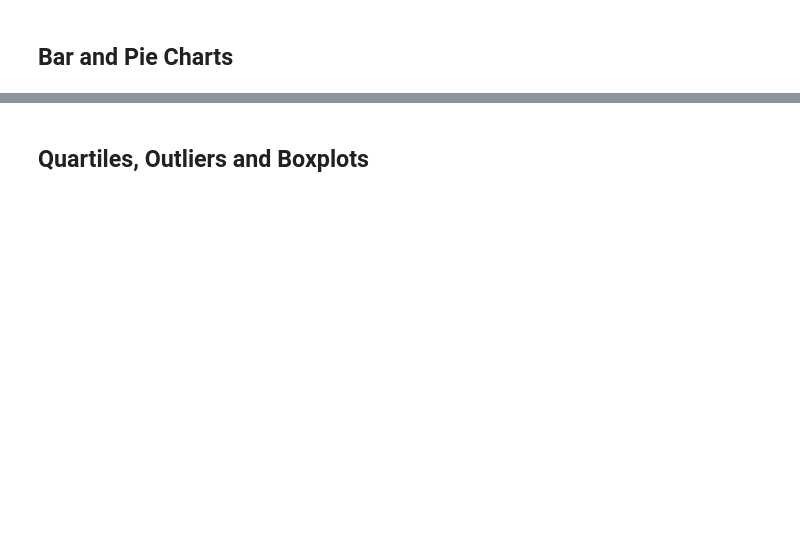
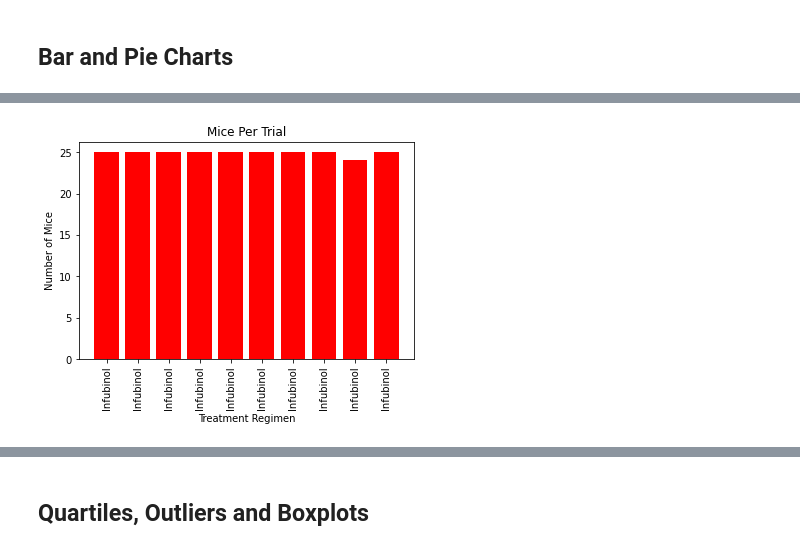
Before and after one commit to sbkachelmeier/matplotlib-challenge, a Jupyter notebook: pymaceuticals_starter.ipynb, the cells around one changed output, grey strips where cells are left out. Cells and saved outputs as stored; diff of their text form; code cells hidden in the pictures; blank space fills up the shorter version.

```diff
--- a/pymaceuticals_starter.ipynb
+++ b/pymaceuticals_starter.ipynb
@@ -46,4 +122,13 @@ study_results = pd.read_csv(study_results_path)
 # %%
 # Use Pyplot to generate a bar plot showing the total number of mice treatment in each treatment regimen throughout the course of the study.
 
-##  Note: this plot will be identical to the one that uses Pandas
+x_axis = np.arange(len(regimen_group))
+tick_locations = [value for value in x_axis]
+plt.bar(x_axis, regimen_group, color='r')
+plt.xticks(tick_locations, clean_data["Drug Regimen"], rotation="vertical")
+plt.title("Mice Per Trial")
+plt.xlabel("Treatment Regimen")
+plt.ylabel("Number of Mice")
+plt.show()
+# %% [output]
+[figure, added]
```
Also changed, not shown: parts of 14 cells of this notebook.
